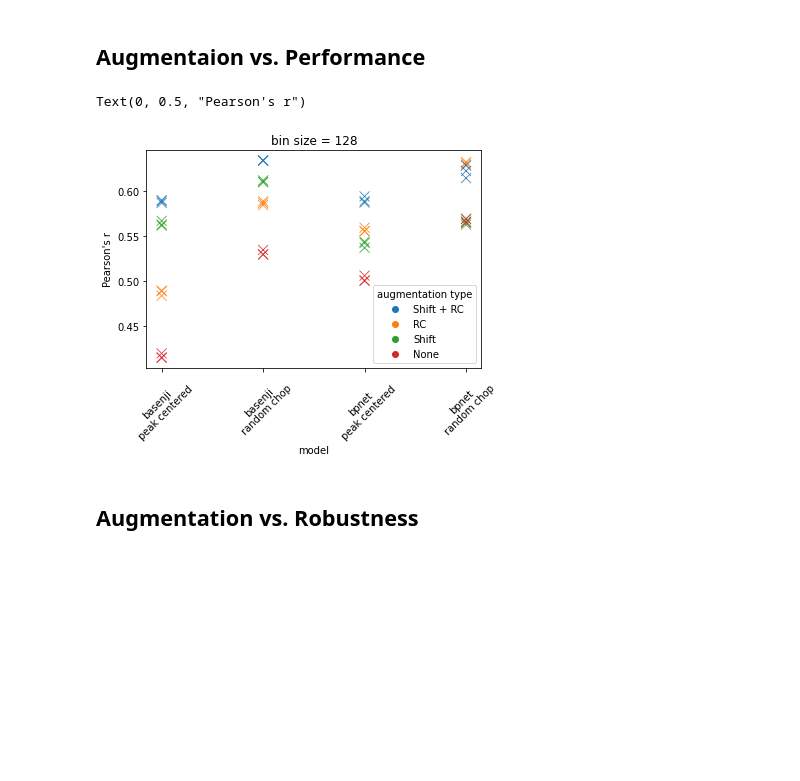
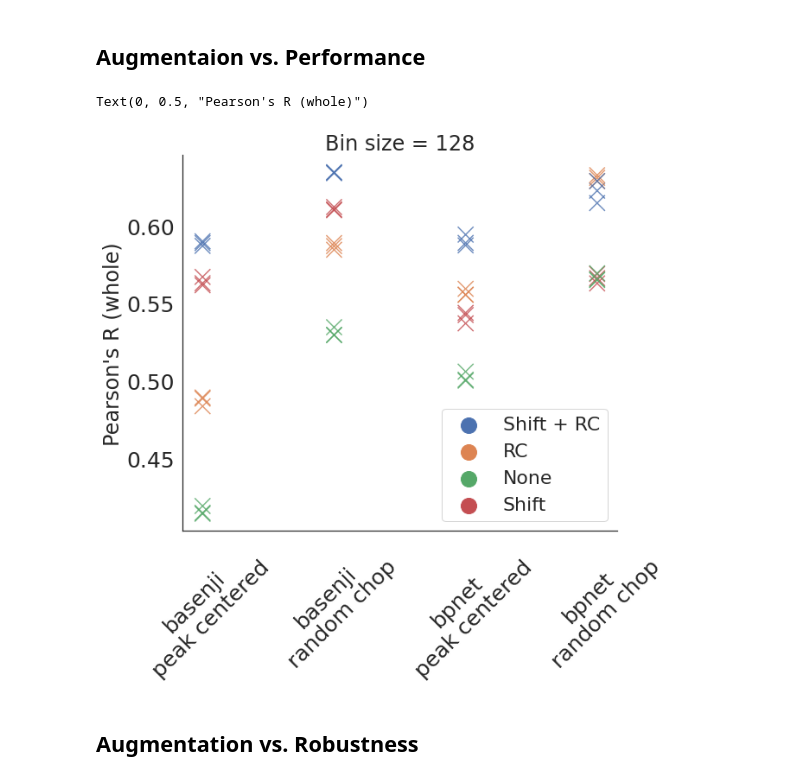
Before and after one commit to amberT15/QuantPred, a Jupyter notebook: Paper_result_compile.ipynb, the cells around one changed output. Saved outputs shown, nothing was run; the diff lists cells and outputs as text; code cells hidden in the pictures; blank space fills up the shorter version.

Commit message:
figure adjustment

```diff
--- a/Paper_result_compile.ipynb
+++ b/Paper_result_compile.ipynb
@@ -23,7 +23,7 @@ augm_dict = {('False', False): 'None',
 
 # model_name = 'bpnet'
 bin_size=128
-title_str = 'bin size = {}'.format(bin_size)
+title_str = 'Bin size = {}'.format(bin_size)
 whole_raw_performance = performance_whole[(performance_whole['pred type']=='raw')
                                           &(performance_whole['eval type']=='whole')
                                          &(performance_whole['bin_size']==bin_size)
@@ -42,14 +42,23 @@ avg_perf_complete['model'] = [model_name_dict.get(m,m)+'\n'+avg_perf_complete['d
 # %% [markdown]
 ## Augmentaion vs. Performance
 # %%
-sns.scatterplot(data=avg_perf_complete.sort_values('model'), x='model', y='pr_corr',
-               hue='augmentation type', s=100, alpha=0.9, marker='x')
+sns.set(font_scale = 2,style='white')
+fig = plt.figure(figsize = (9,8))
+
+ax = sns.scatterplot(data=avg_perf_complete.sort_values('model'), x='model', y='pr_corr',
+               hue='augmentation type', s=330, alpha=0.8, marker='x')
+sns.despine()
+
+handles, labels = ax.get_legend_handles_labels()
+ax.legend(handles=handles[0:], labels=labels[0:],loc = 'lower right',markerscale=3)
+ax.tick_params(axis='both', which='major', labelsize=25)
+ax.set(xlabel=None)
 plt.xticks(rotation=45);
 plt.title(title_str);
-plt.ylabel('Pearson\'s r')
+plt.ylabel('Pearson\'s R (whole)')
 # %% [output]
-Text(0, 0.5, "Pearson's r")
+Text(0, 0.5, "Pearson's R (whole)")
-[figure, old version]
+[figure, new version]
 # %% [markdown]
 ## Augmentation vs. Robustness
 # %%
```
Also changed, not shown: parts of 20 cells of this notebook.
